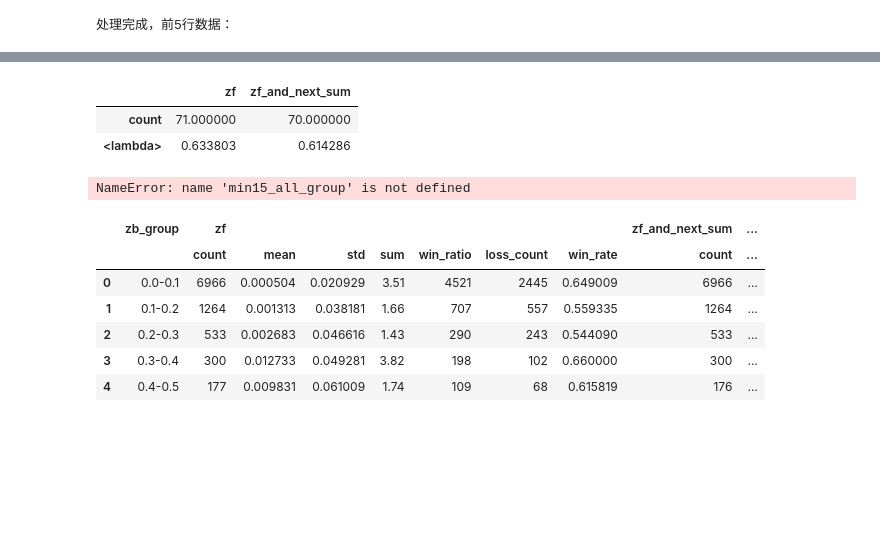
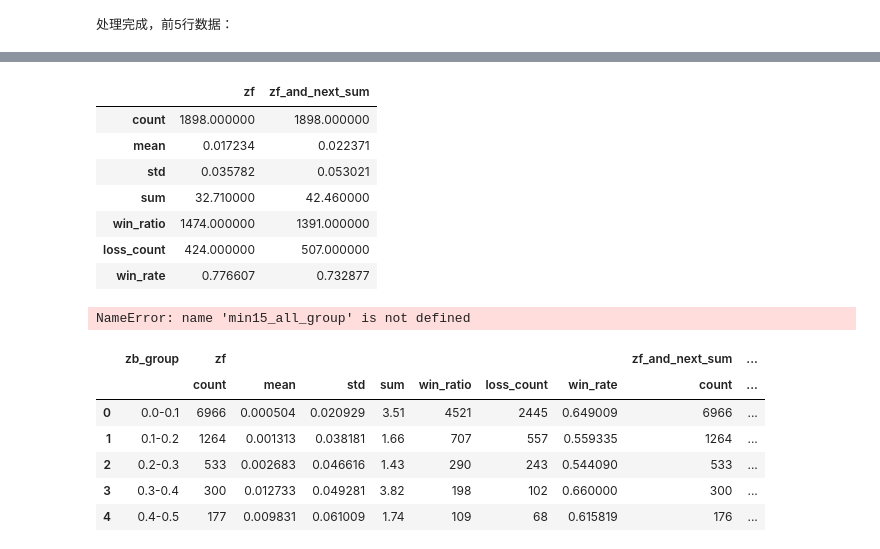
Before and after one commit to chen-cyw-yan/GP, a Jupyter notebook: 当日策列/股票数据.ipynb, the cells around one changed output, grey strips where cells are left out. Saved outputs shown, nothing was run; the diff lists cells and outputs as text; code cells hidden in the pictures; blank space fills up the shorter version.

```diff
--- a/当日策列/股票数据.ipynb
+++ b/当日策列/股票数据.ipynb
@@ -357,6 +376,31 @@ for k,v in tqdm.tqdm(min15_df.groupby('code')):
     v['zf_and_next_sum'] = v['zf'] + v['next_day_zf']
     min15_df_ls.append(v)
 min15_all_df=pd.concat(min15_df_ls)
+# %%
+
+min15_df_ls=[]
+for k,v in tqdm.tqdm(min15_df.groupby('code')):
+    low = v['buy_ratio'].quantile(0.05)
+    high = v['buy_ratio'].quantile(0.95)
+
+    v['buy_ratio_clip'] = v['buy_ratio'].clip(low, high)
+
+    v['buy_ratio_norm'] = (v['buy_ratio_clip'] - low) / (high - low)
+    # v['buy_ratio_norm'] = v['buy_ratio'].rank(pct=True)
+    bins = np.arange(0, 1.1, 0.1) # [0.0, 0.1, 0.2, ..., 1.0]
+    labels = [f"{i/10:.1f}-{(i+1)/10:.1f}" for i in range(10)] # ["0.0-0.1", "0.1-0.2", ..., "0.9-1.0"]
+    v['ratio_group'] = pd.cut(v['buy_ratio_norm'], bins=bins, labels=labels, right=False)
+    min_zb=v['zb'].min()
+    max_zb=v['zb'].max()
+
+    if max_zb - min_zb != 0:
+        v['zb_norm'] = (v['zb'] - min_zb) / (max_zb - min_zb)
+    else:
+        v['zb_norm'] = 0.0 # 所有值相同，归一化为 0
+    v['zb_group'] = pd.cut(v['zb_norm'], bins=bins, labels=labels, right=False)
+    v['zf_and_next_sum'] = v['zf'] + v['next_day_zf']
+    min15_df_ls.append(v)
+min15_all_df=pd.concat(min15_df_ls)
 # %%
 min15_all_df
 # %% [output]
@@ -449,16 +509,30 @@ min15_all_df.groupby('zb_group').agg({
 # %%
-min15_all_df.loc[min15_all_df['buy_ratio_norm']>=0.2].agg({
+min15_all_df.loc[(min15_all_df['buy_ratio']>=1.1)&(min15_all_df['zb']>=0.002)].agg({
     'zf':['count',
-          lambda x:(x>0).sum()/x.count()],
-    'zf_and_next_sum':[
-        'count',
-        lambda x:(x>0).sum()/x.count()],
+           'mean',
+           'std',
+           'sum',
+           func_pos_count,
+           func_neg_count,
+           func_pos_rate],
+    'zf_and_next_sum':['count',
+           'mean',
+           'std',
+           'sum',
+           func_pos_count,
+           func_neg_count,
+           func_pos_rate],
 
 })
 # %% [output]
 |  | zf | zf_and_next_sum |
-| count | 71.000000 | 70.000000 |
-| <lambda> | 0.633803 | 0.614286 |
+| count | 1898.000000 | 1898.000000 |
+| mean | 0.017234 | 0.022371 |
+| std | 0.035782 | 0.053021 |
+| sum | 32.710000 | 42.460000 |
+| win_ratio | 1474.000000 | 1391.000000 |
+| loss_count | 424.000000 | 507.000000 |
+| win_rate | 0.776607 | 0.732877 |
 # %%
 min15_all_group=min15_all_group.groupby(['ratio_group','zb_group']).agg({
     'zf': ['count',
```
Also changed, not shown: parts of 7 cells of this notebook, 7 other files.
